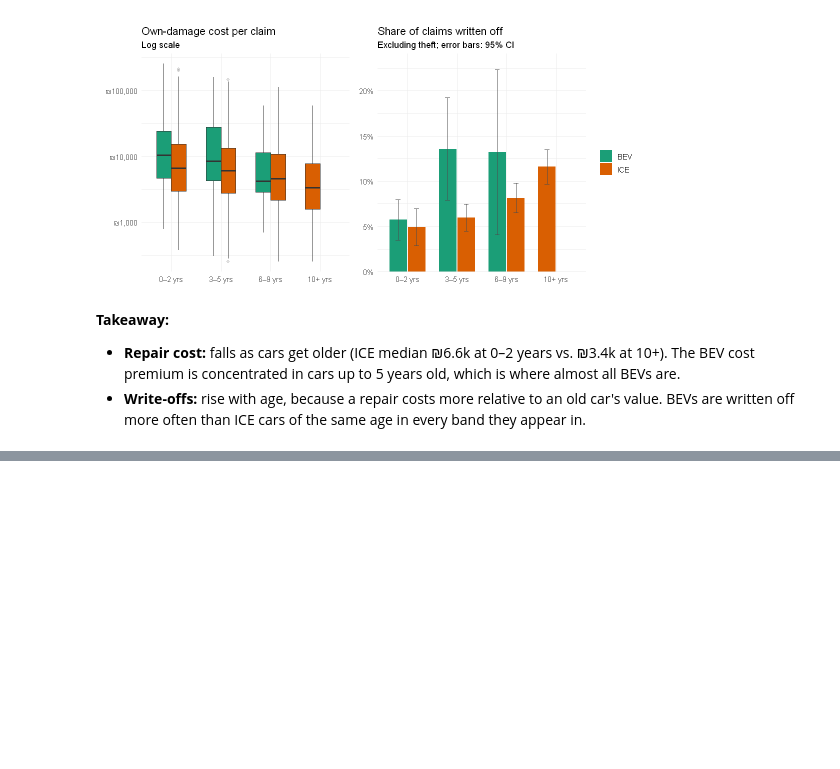
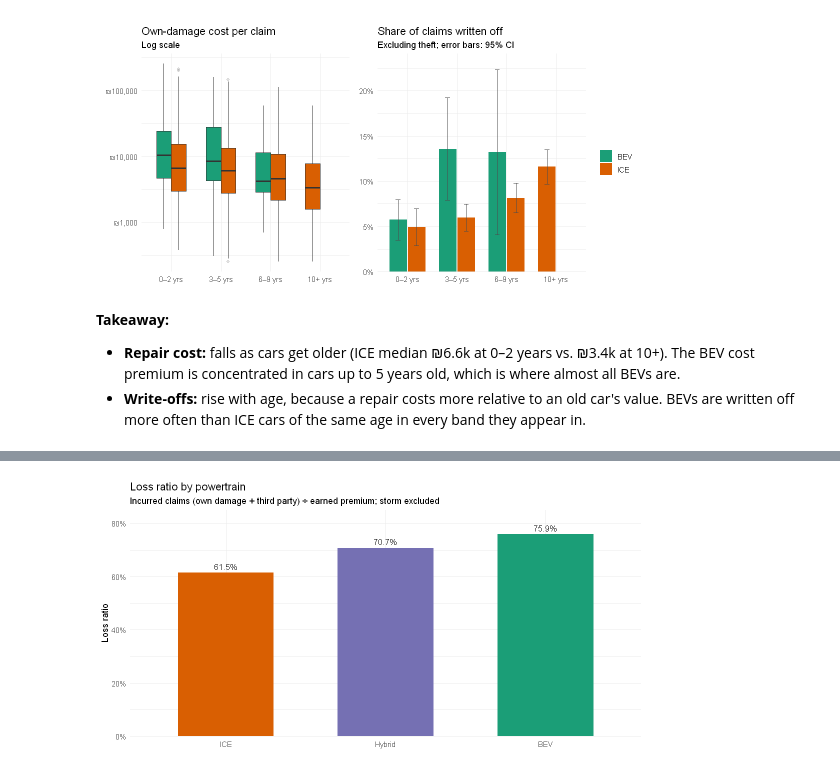
Before and after one commit to saar-cohen/actuarial-seminar-ev-pricing, a Jupyter notebook: notebooks/02b_eda_merged_features.ipynb, the cells around one changed output, grey strips where cells are left out. Saved outputs shown, nothing was run; the diff lists cells and outputs as text; code cells hidden in the pictures; blank space fills up the shorter version.

```diff
--- a/notebooks/02b_eda_merged_features.ipynb
+++ b/notebooks/02b_eda_merged_features.ipynb
@@ -292,0 +355,11 @@ p_wo <- bar_chart(filter(age_tl, claims >= 20), car_age, tl_rate, se, label_perc
+# %%
+ggplot(lr_pt, aes(Powertrain, loss_ratio, fill = Powertrain)) +
+  geom_col(width = 0.6) +
+  geom_text(aes(label = percent(loss_ratio, 0.1)), vjust = -0.5, size = 4) +
+  scale_fill_manual(values = pt_colours, guide = "none") +
+  scale_y_continuous(labels = percent, expand = expansion(mult = c(0, 0.12))) +
+  labs(title = "Loss ratio by powertrain",
+       subtitle = "Incurred claims (own damage + third party) ÷ earned premium; storm excluded",
+       x = NULL, y = "Loss ratio")
+# %% [output]
+[figure, added]
```
Also changed, not shown: parts of 12 cells of this notebook, 7 other files.
